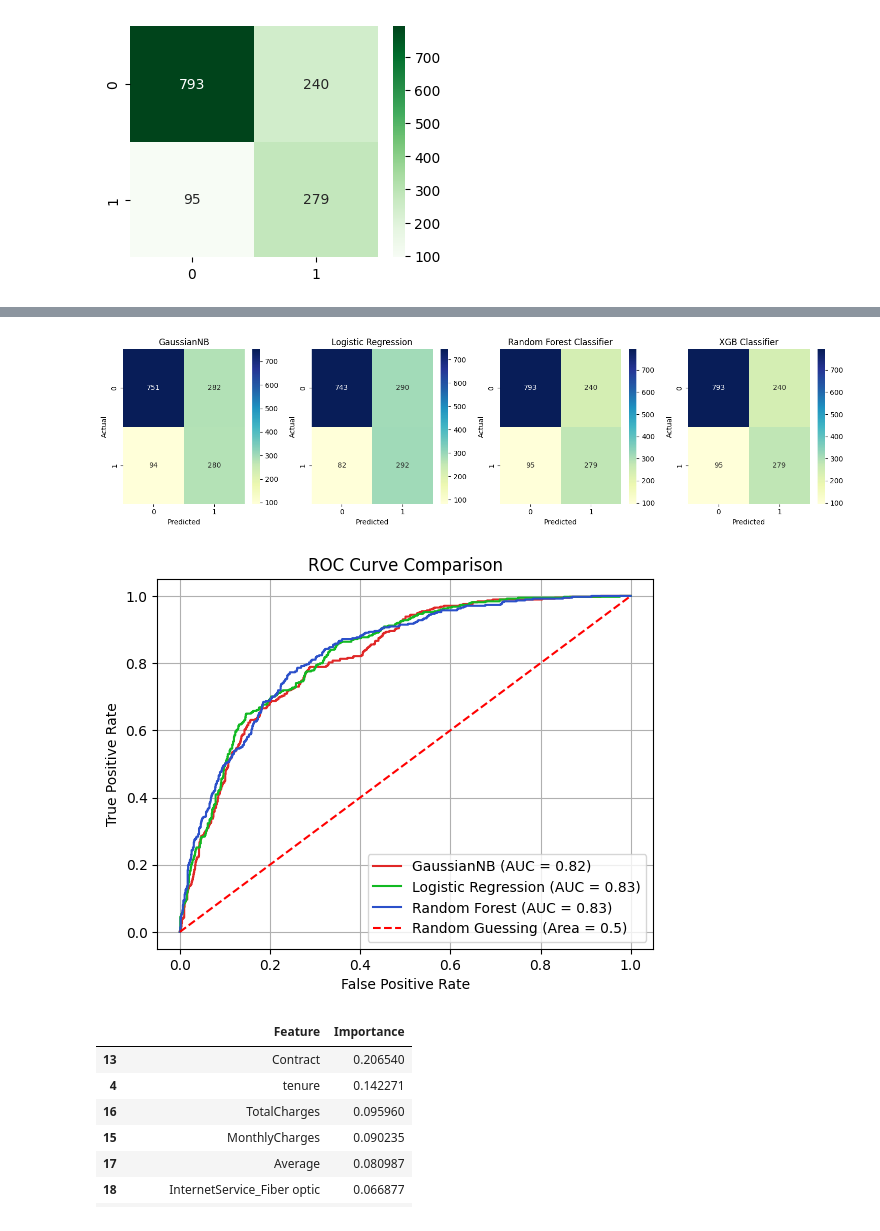
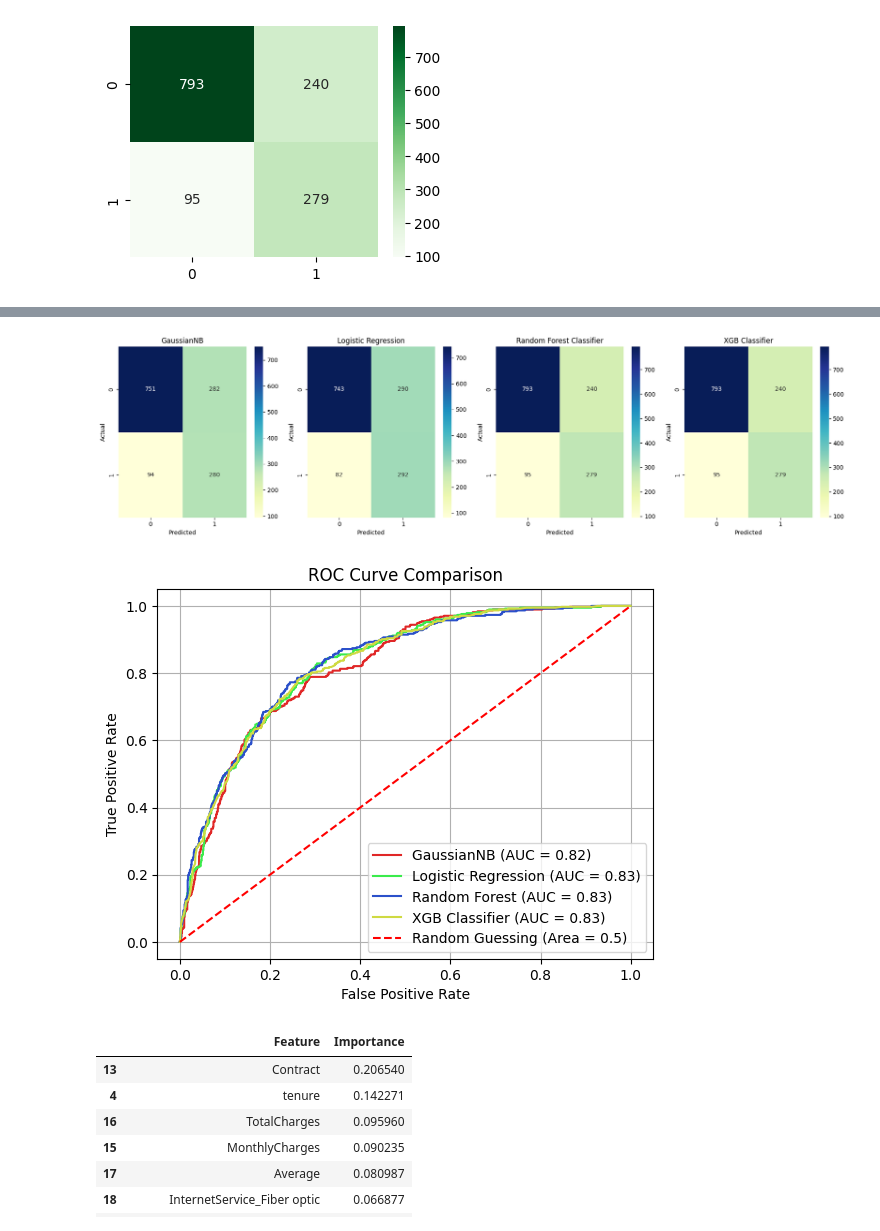
Before and after one commit to Md-Maruf-1727/customer-churn-prediction-ml, a Jupyter notebook: NoteBooks/04_model_training.ipynb, the cells around one changed output, grey strips where cells are left out. Cells and saved outputs as stored; diff of their text form; code cells hidden in the pictures.

Commit message:
xgb classifier update

```diff
--- a/NoteBooks/04_model_training.ipynb
+++ b/NoteBooks/04_model_training.ipynb
@@ -422,28 +422,29 @@ comparing.sort_values(by='Recall', ascending=False)
 # %%
 confussion_matrixes = [gnb_confusion, logistic_confussion, rf_confussion, xgb_confussion]
 titles = ['GaussianNB', 'Logistic Regression', 'Random Forest Classifier', 'XGB Classifier']
 
-fig, axes = plt.subplots(1, 4, figsize=(15, 4))
+fig, axes = plt.subplots(1, 4, figsize=(18, 5))
 
 for ax, cm, title in zip(axes, confussion_matrixes, titles):
     sns.heatmap(cm, annot=True, fmt='g', cmap='YlGnBu', ax= ax)
     ax.set_title(title)
     ax.set_xlabel('Predicted')
     ax.set_ylabel('Actual')
 
 plt.tight_layout()
 plt.show()
 # %% [output]
-[figure, old version]
+[figure, new version]
 # %%
 fpr1, tpr1, _ = roc_curve(ytest, gnb_pred_proba)
 fpr2, tpr2, _ = roc_curve(ytest, logistic_model_pred_proba)
 fpr3, tpr3, _ = roc_curve(ytest, rf_pred_proba)
-fp
+fpr4, tpr4, _ = roc_curve(ytest, xgb_pred_proba)
 
 plt.plot(fpr1, tpr1, color="#E02727", label= f"GaussianNB (AUC = {gnb_roc_auc:.2f})")
-plt.plot(fpr2, tpr2, color="#11B922", label= f"Logistic Regression (AUC = {logistic_roc_auc:.2f})")
+plt.plot(fpr2, tpr2, color="#3AEB4C", label= f"Logistic Regression (AUC = {logistic_roc_auc:.2f})")
 plt.plot(fpr3, tpr3, color="#2B50CA", label= f"Random Forest (AUC = {rf_roc_auc:.2f})")
+plt.plot(fpr4, tpr4, color="#CFDA42", label= f"XGB Classifier (AUC = {xgb_roc_auc:.2f})")
 
 plt.plot([0, 1], [0, 1], color='red', linestyle="--", label="Random Guessing (Area = 0.5)")
 
@@ -454,7 +455,7 @@ plt.legend(loc='lower right')
 plt.grid(True)
 plt.show()
 # %% [output]
-[figure, old version]
+[figure, new version]
 # %%
 best_rf = rf_model.best_estimator_.named_steps['model']
 
```
